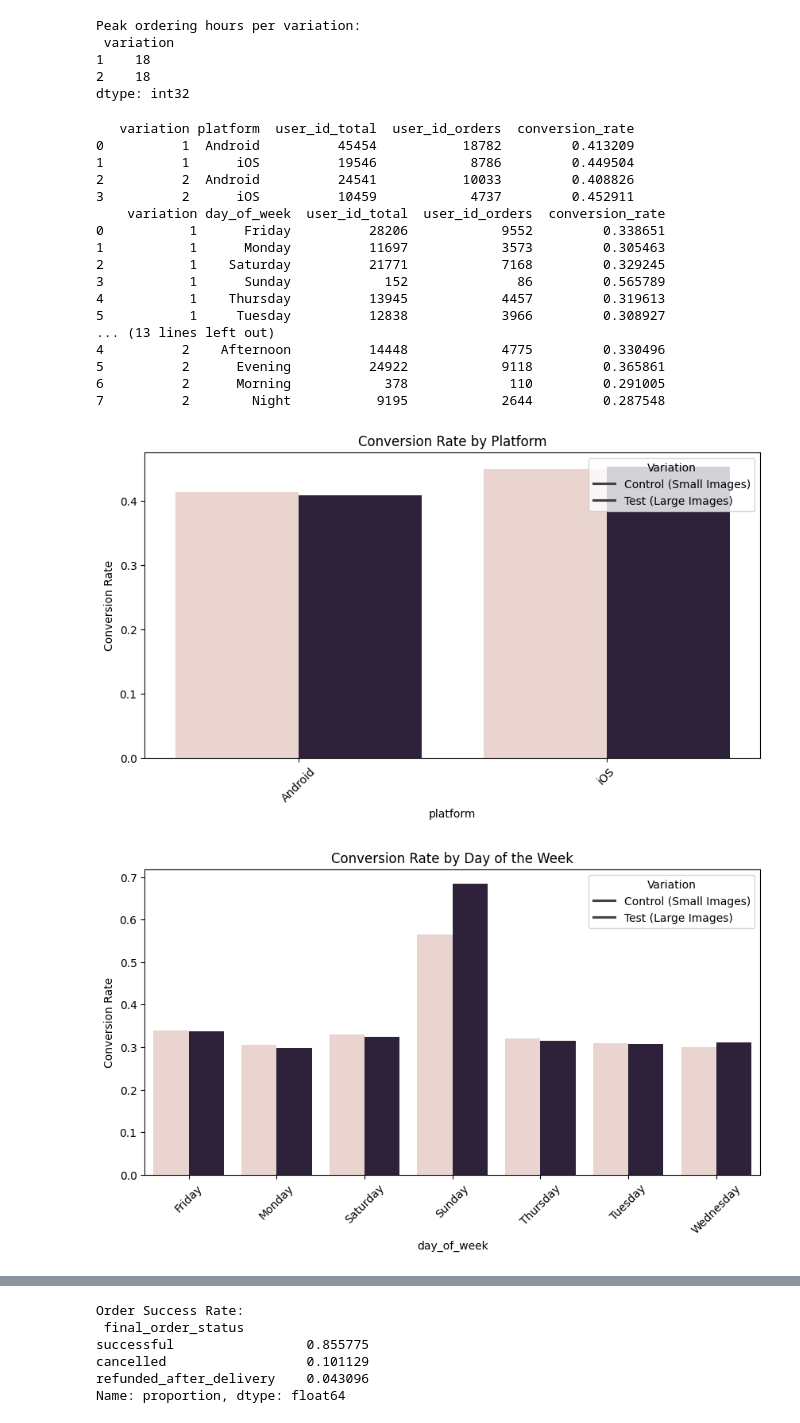
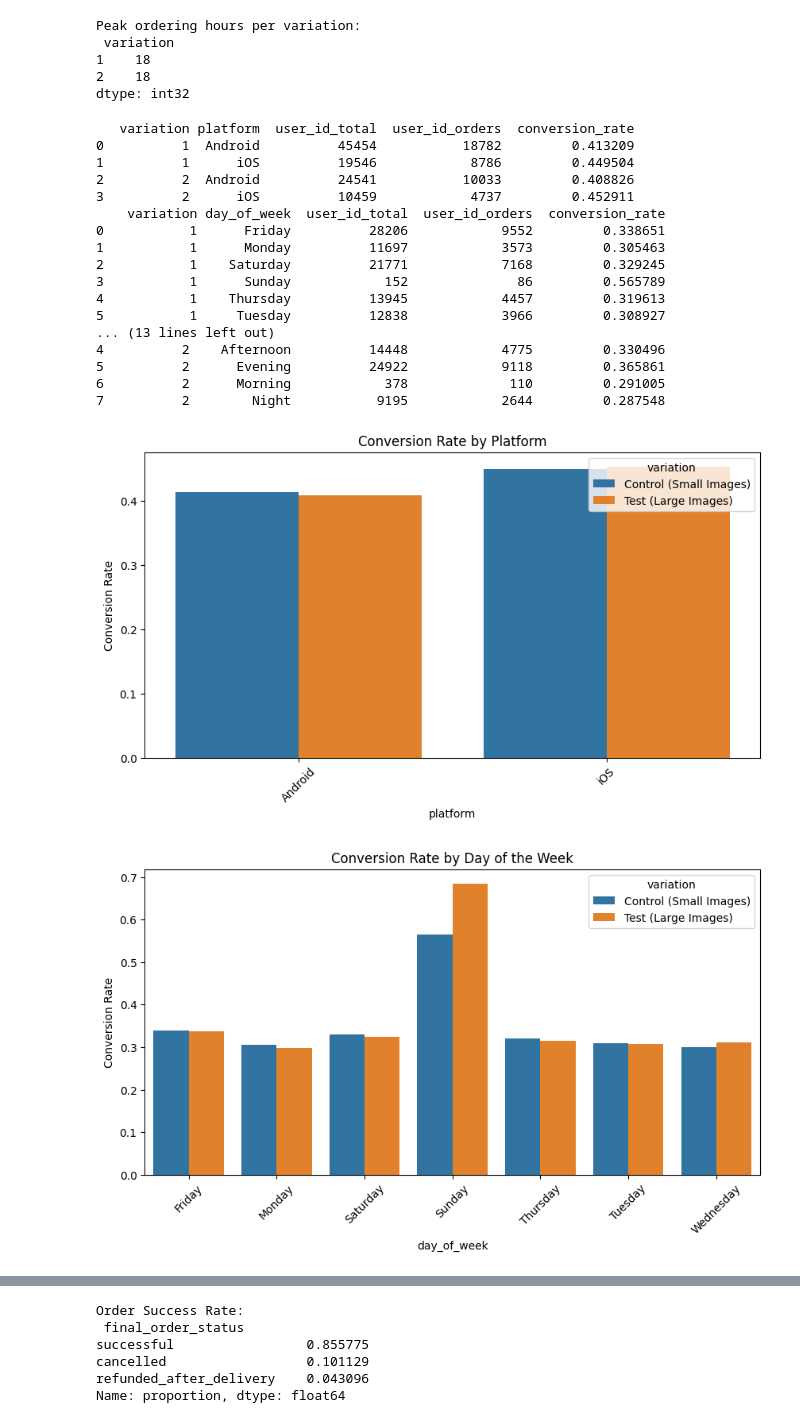
Before and after one commit to EmaanBashir/A-B-Test-Analysis-for-Foodtech-Company, a Jupyter notebook: Analysis.ipynb, the cells around one changed output, grey strips where cells are left out. Cells and saved outputs as stored; diff of their text form; code cells hidden in the pictures.

```diff
--- a/Analysis.ipynb
+++ b/Analysis.ipynb
@@ -334,13 +335,13 @@ print(time_conversion)
 
 # Plot conversion rates by segment
 def plot_conversion_rates(data, segment_col, title):
+    data["variation"] = data["variation"].replace({1: "Control (Small Images)", 2: "Test (Large Images)"})
     plt.figure(figsize=(10, 5))
     sns.barplot(x=segment_col, y="conversion_rate", hue="variation", data=data)
     plt.title(title)
     plt.ylabel("Conversion Rate")
     plt.xlabel(segment_col)
     plt.xticks(rotation=45)
-    plt.legend(title="Variation", labels=["Control (Small Images)", "Test (Large Images)"])
     plt.show()
 
 # Visualizations
@@ -362,32 +363,32 @@ def chi_square_test(data, segment_col):
         print(f"{segment_col}: {segment}")
         print(f"Chi-Square Test: χ²={chi2:.2f}, p-value={p:.4f}")
         print("-" * 40)
 
 print("\n📊 Chi-Square Test by Platform:")
 chi_square_test(platform_conversion, "platform")
 
 print("\n📊 Chi-Square Test by Day of the Week:")
 chi_square_test(day_conversion, "day_of_week")
 
 print("\n📊 Chi-Square Test by Time of Day:")
 chi_square_test(time_conversion, "time_segment")
 # %% [output]
    variation platform  user_id_total  user_id_orders  conversion_rate
 0          1  Android          45454           18782         0.413209
 1          1      iOS          19546            8786         0.449504
 2          2  Android          24541           10033         0.408826
 3          2      iOS          10459            4737         0.452911
     variation day_of_week  user_id_total  user_id_orders  conversion_rate
 0           1      Friday          28206            9552         0.338651
 1           1      Monday          11697            3573         0.305463
 2           1    Saturday          21771            7168         0.329245
 3           1      Sunday            152              86         0.565789
 4           1    Thursday          13945            4457         0.319613
 5           1     Tuesday          12838            3966         0.308927
 ... (13 lines left out)
 4          2    Afternoon          14448            4775         0.330496
 5          2      Evening          24922            9118         0.365861
 6          2      Morning            378             110         0.291005
 7          2        Night           9195            2644         0.287548
-[figure, old version]
+[figure, new version]
-[figure, old version]
+[figure, new version]
```
Also changed, not shown: parts of 2 cells of this notebook.
